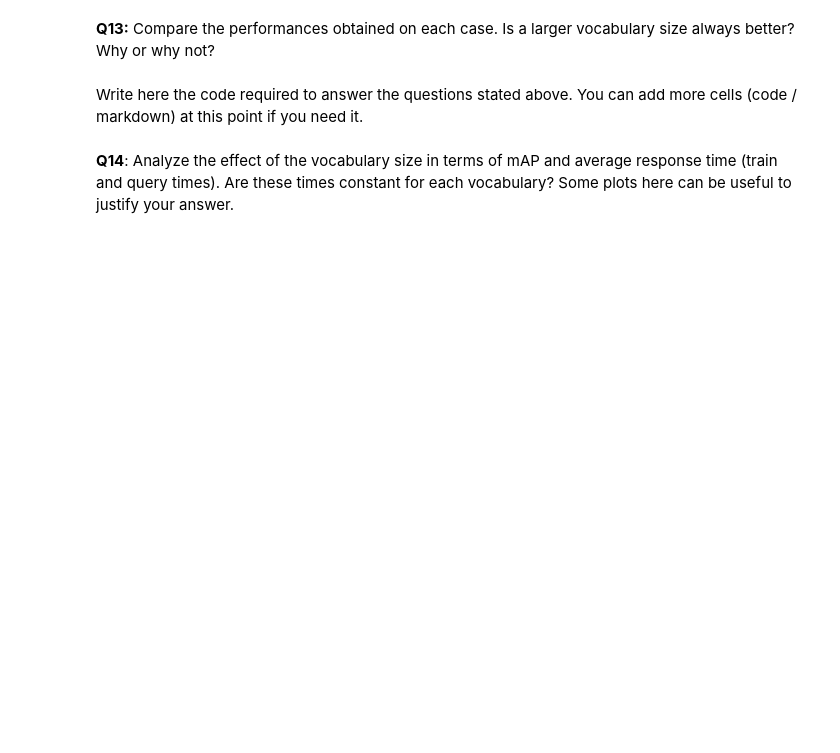
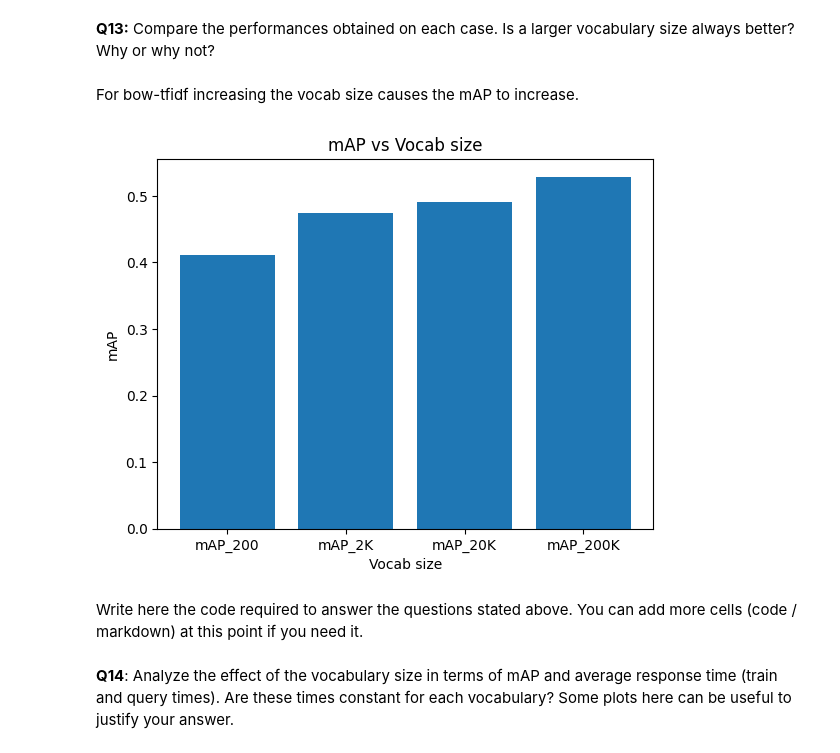
Before and after one commit to claredavies/ImageIndexing, a Jupyter notebook: Image_Indexing_Assignment2_Clare_Davies.ipynb, the cells around one changed output. Cells and saved outputs as stored; diff of their text form; code cells hidden in the pictures; blank space fills up the shorter version.

```diff
--- a/Image_Indexing_Assignment2_Clare_Davies.ipynb
+++ b/Image_Indexing_Assignment2_Clare_Davies.ipynb
@@ -812,4 +843,4 @@ print(res)
 # %%
-results, mAP = index.compute_mAP(query_names, query_desc)
+results, mAP = index.compute_mAP(query_names, query_desc, '../holidays/holidays_images.dat')
 print(results)
 print(mAP)
@@ -928,3 +1144,34 @@ raise NotImplementedError()
+# %%
+import time
+
+mAP_200  = 0.0
+mAP_2K   = 0.0
+mAP_20K  = 0.0
+mAP_200K = 0.0
+
+start_time = time.time()
+index_200 = BoW_TFIDF('clust/clust_flickr60_k200.fvecs')
+index_200.build_db(train_names, train_desc)
+train_time_200 = time.time() - start_time
+results_200, mAP_200 = index_200.compute_mAP(query_names, query_desc, '../holidays/holidays_images.dat')
+
+start_time = time.time()
+index_2K = BoW_TFIDF('clust/clust_flickr60_k2000.fvecs')
+index_2K.build_db(train_names, train_desc)
+train_time_2K = time.time() - start_time
+results_2K, mAP_2K = index_2K.compute_mAP(query_names, query_desc, '../holidays/holidays_images.dat')
+
+start_time = time.time()
+index_20K = BoW_TFIDF('clust/clust_flickr60_k20000.fvecs')
+index_20K.build_db(train_names, train_desc)
+train_time_20K = time.time() - start_time
+results_20K, mAP_20K = index_20K.compute_mAP(query_names, query_desc, '../holidays/holidays_images.dat')
+
+start_time = time.time()
+index_200K = BoW_TFIDF('clust/clust_flickr60_k200000.fvecs')
+index_200K.build_db(train_names, train_desc)
+train_time_200K = time.time() - start_time
+results_200K, mAP_200K = index_200K.compute_mAP(query_names, query_desc, '../holidays/holidays_images.dat')
 # %%
 print('mAP 200: %.5f' % mAP_200)
 print('mAP 2K: %.5f' % mAP_2K)
@@ -933,5 +1185,15 @@ print('mAP 200K: %.5f' % mAP_200K)
 # %% [markdown]
 **Q13:** Compare the performances obtained on each case. Is a larger vocabulary size always better? Why or why not?
+# %% [markdown]
+For bow-tfidf increasing the vocab size causes the mAP to increase.
+# %%
+# Data for the bar chart
+map_scores_bow_TFIDF = [mAP_200, mAP_2K, mAP_20K, mAP_200K]
+labels = ['mAP_200', 'mAP_2K', 'mAP_20K', 'mAP_200K']
+
+plot_chart(map_scores_bow_TFIDF, labels, "mAP vs Vocab size", "Vocab size", "mAP")
+# %% [output]
+[figure, added]
 # %% [markdown]
 Write here the code required to answer the questions stated above. You can add more cells (code / markdown) at this point if you need it.
 # %% [markdown]
```
Also changed, not shown: parts of 33 cells of this notebook.
